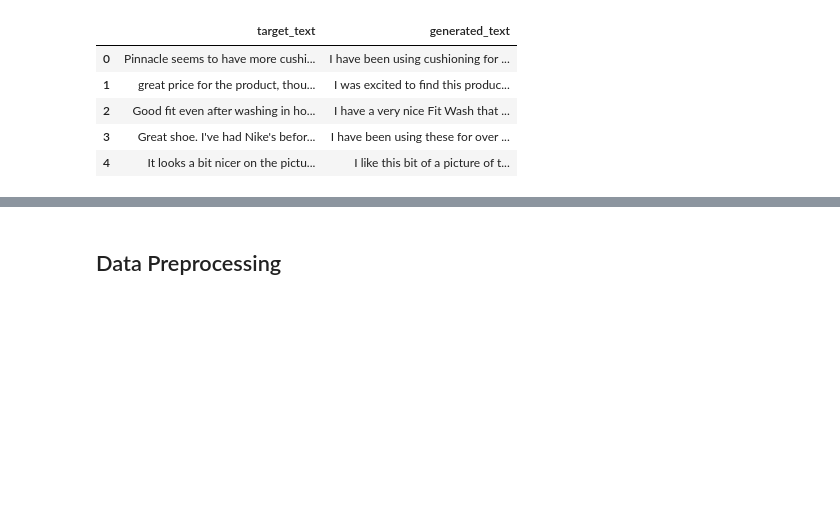
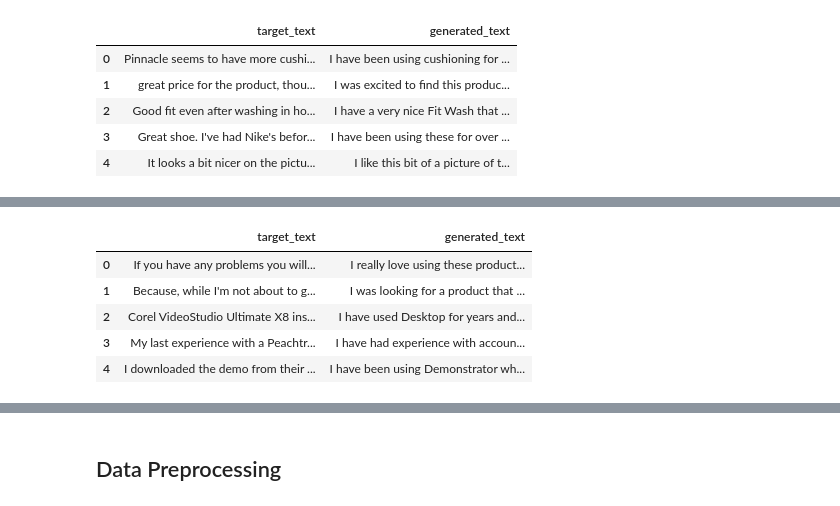
Before and after one commit to kama1kant/fake-review-detector, a Jupyter notebook: classifier/Fake_Review_Detection_Classifiers.ipynb, the cells around one changed output, grey strips where cells are left out. Saved outputs shown, nothing was run; the diff lists cells and outputs as text; code cells hidden in the pictures; blank space fills up the shorter version.

```diff
--- a/classifier/Fake_Review_Detection_Classifiers.ipynb
+++ b/classifier/Fake_Review_Detection_Classifiers.ipynb
@@ -32,0 +56,12 @@ df.head(5)
+# %%
+df_software = pd.read_csv('/content/generated_Software_5.csv')
+df_software.columns =['input_text', 'target_text', 'generated_text']
+df_software = df_software.drop(columns='input_text')
+df_software.head(5)
+# %% [output]
+|  | target_text | generated_text |
+| 0 | If you have any problems you will... | I really love using these product... |
+| 1 | Because, while I'm not about to g... | I was looking for a product that ... |
+| 2 | Corel VideoStudio Ultimate X8 ins... | I have used Desktop for years and... |
+| 3 | My last experience with a Peachtr... | I have had experience with accoun... |
+| 4 | I downloaded the demo from their ... | I have been using Demonstrator wh... |
```
Also changed, not shown: parts of 17 cells of this notebook.
